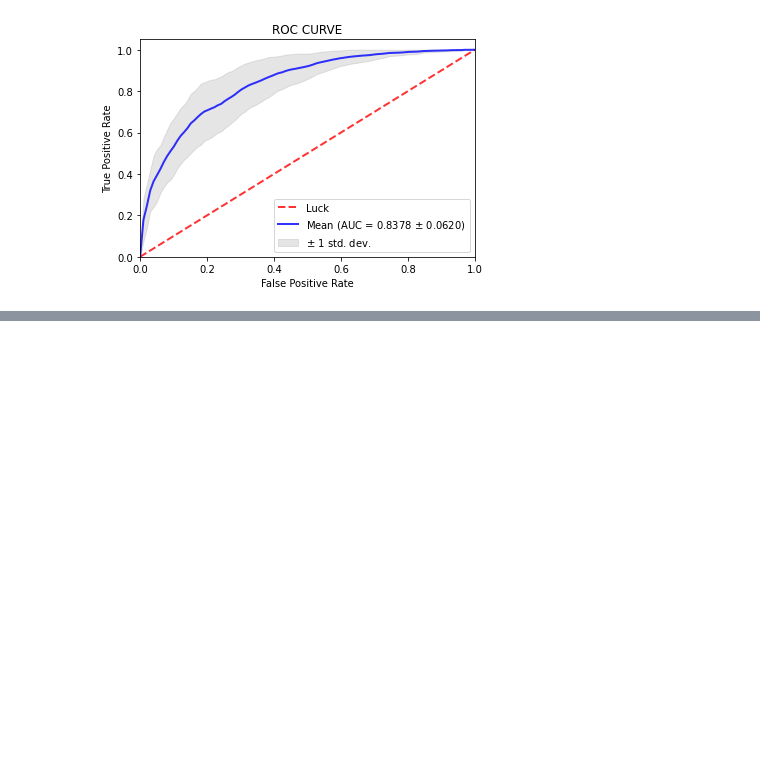
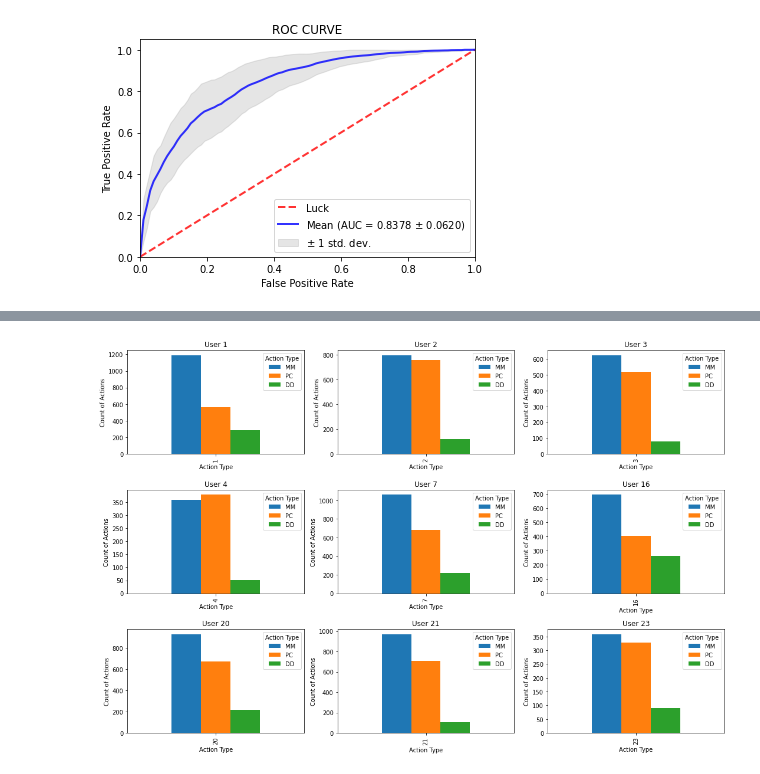
Before and after one commit to killzone10/mouse_dynamics, a Jupyter notebook: main.ipynb, the cells around one changed output, grey strips where cells are left out. Drawn from its saved outputs; the diff is of its cells as text; code cells hidden in the pictures; blank space fills up the shorter version.

Commit message:
singapur nearly done

```diff
--- a/main.ipynb
+++ b/main.ipynb
@@ -305,0 +308,5 @@ Test Accuracy: 0.59
+# %%
+users = [1,2, 3, 4, 7, 16,20,21,23]
+users = [1]
+singapur_reader = DataReaderSingapur(SINGAPUR, users, limit = 1000)
+singapur_reader.processDataWithoutLabels()
@@ -305,0 +331,5 @@ Test Accuracy: 0.59
+# %%
+
+path = singapur_reader.getFile()
+singapurAnalyser = nonLegalityAnalyser(path)
+print(singapurAnalyser.countActions())
@@ -305,0 +348,4 @@ Test Accuracy: 0.59
+# %%
+singapurAnalyser.plotActionHistograms()
+# %% [output]
+[figure, added]
```
Also changed, not shown: parts of 7 cells of this notebook, 4 other files.
